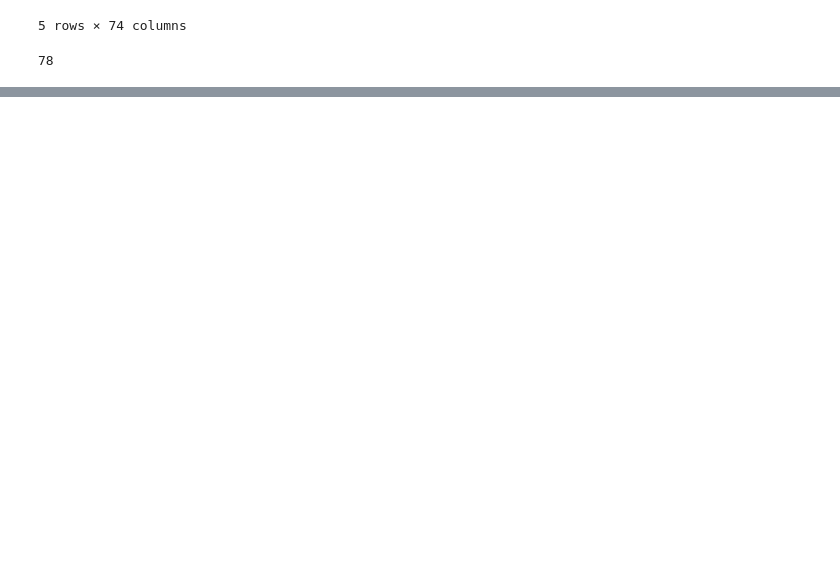
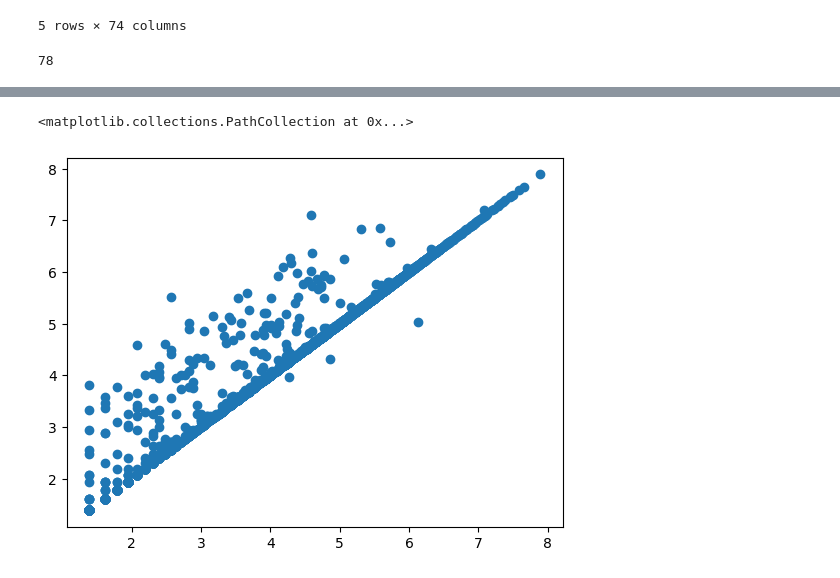
Before and after one commit to Vespacian/Analysis-of-COVID-19, a Jupyter notebook: eric.ipynb, the cells around one changed output, grey strips where cells are left out. Saved outputs shown, nothing was run; the diff lists cells and outputs as text; code cells hidden in the pictures; blank space fills up the shorter version.

```diff
--- a/eric.ipynb
+++ b/eric.ipynb
@@ -210,0 +210,3 @@ clean.columns.tolist()
+# %%
+cleaner = pd.read_csv('cleanV2.csv').head(15000)
+cleaner.head(10)
@@ -210,0 +276,5 @@ clean.columns.tolist()
+# %%
+plt.scatter(np.log(cleaner['total_patients_hospitalized_confirmed_and_suspected_covid_7_day_sum']), np.log(cleaner['inpatient_beds_used_covid_7_day_sum']))
+# %% [output]
+<matplotlib.collections.PathCollection at 0x...>
+[figure, added]
```
Also changed, not shown: parts of 17 cells of this notebook.
